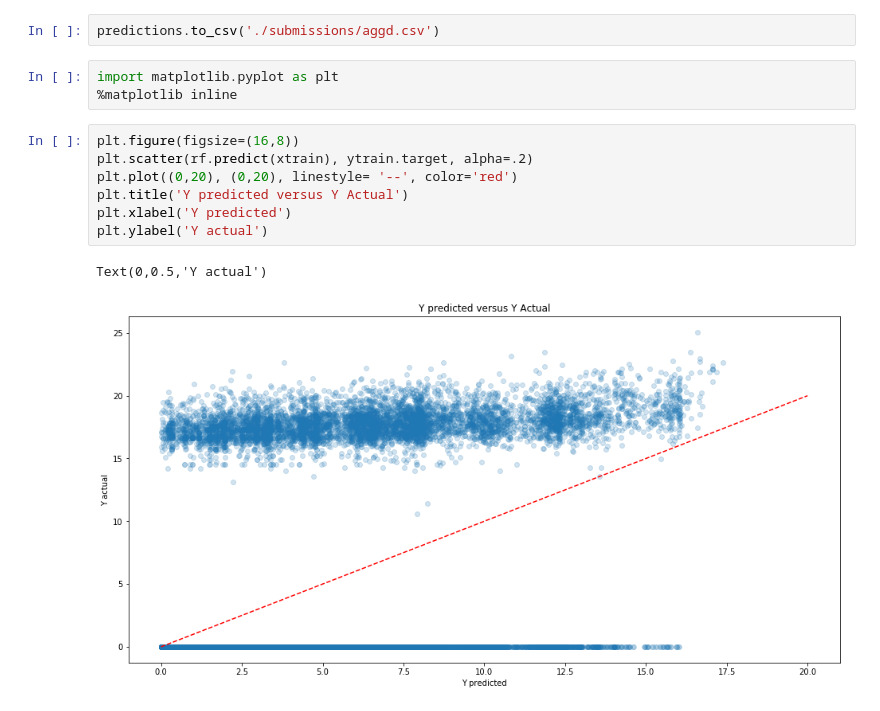
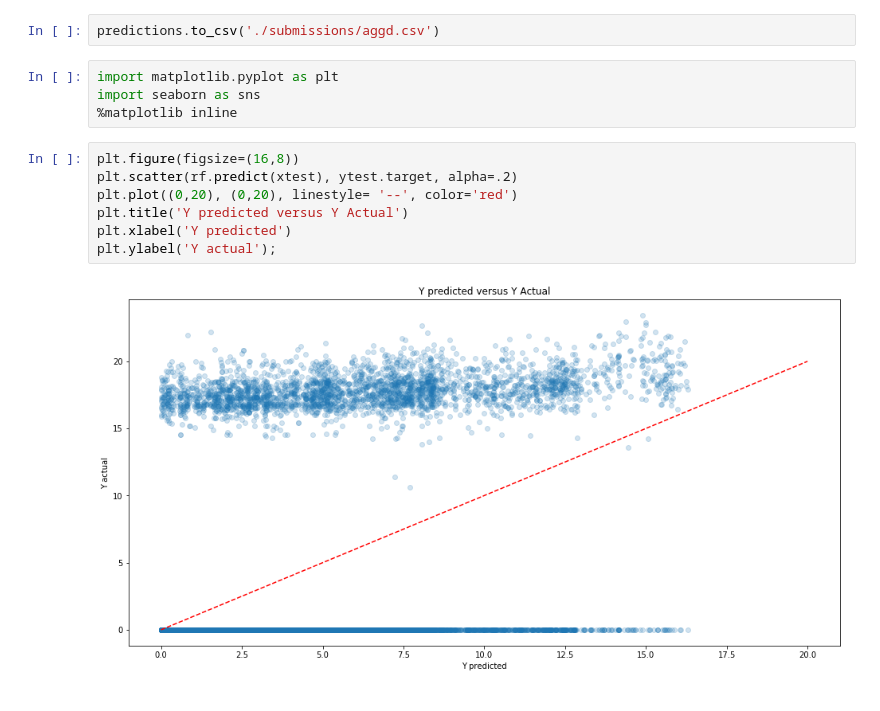
Before and after one commit to romandtse07/google_analytics_kaggle, a Jupyter notebook: 3-AggRFModel.ipynb, the cells around one changed output. Saved outputs shown, nothing was run; the diff lists cells and outputs as text.

```diff
--- a/3-AggRFModel.ipynb
+++ b/3-AggRFModel.ipynb
@@ -218,15 +218,15 @@ predictions = pd.DataFrame(rf.predict(test[subcat_list]), columns=['PredictedLog
 predictions.to_csv('./submissions/aggd.csv')
 # %%
 import matplotlib.pyplot as plt
+import seaborn as sns
 %matplotlib inline
 # %%
 plt.figure(figsize=(16,8))
-plt.scatter(rf.predict(xtrain), ytrain.target, alpha=.2)
+plt.scatter(rf.predict(xtest), ytest.target, alpha=.2)
 plt.plot((0,20), (0,20), linestyle= '--', color='red')
 plt.title('Y predicted versus Y Actual')
 plt.xlabel('Y predicted')
-plt.ylabel('Y actual')
+plt.ylabel('Y actual');
 # %% [output]
-Text(0,0.5,'Y actual')
-[figure, old version]
+[figure, new version]
 # %% [markdown]
```
Also changed, not shown: parts of 8 cells of this notebook, 3 other files.
